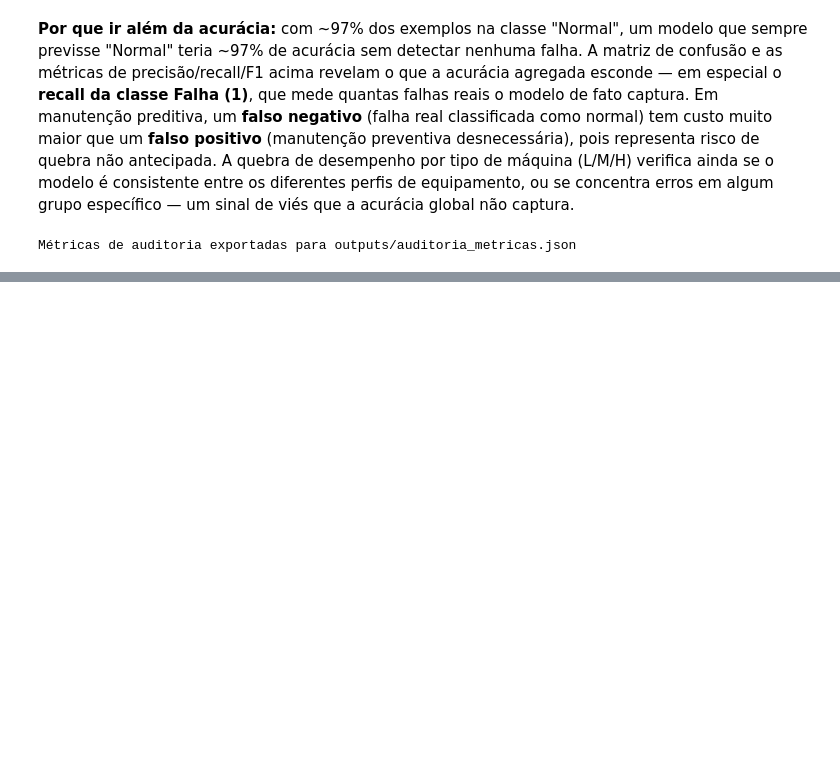
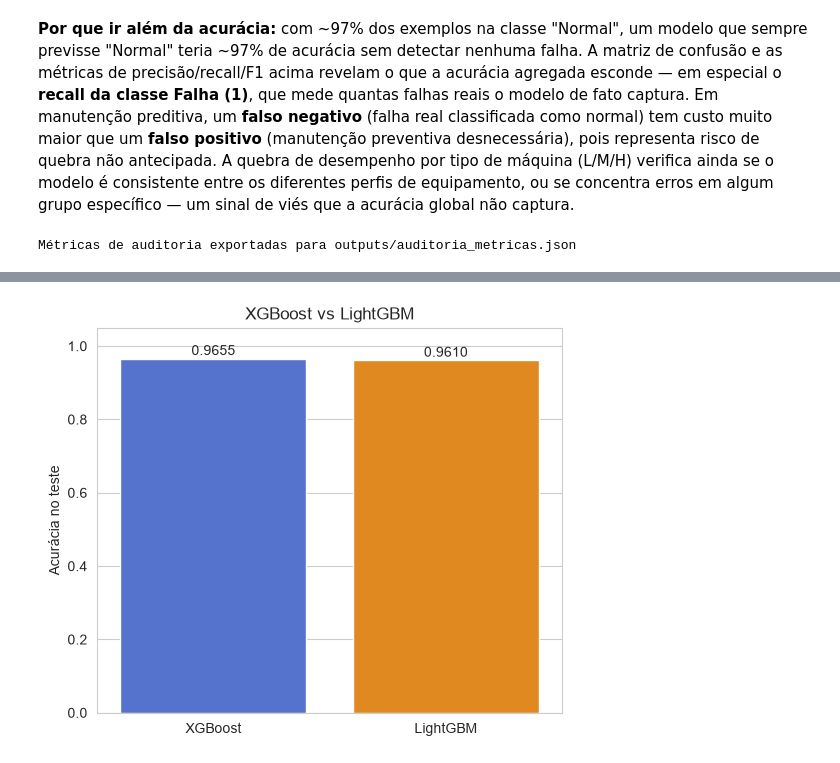
Before and after one commit to samuelmarquesgit/AnalisePreditivaScore, a Jupyter notebook: notebook.ipynb, the cells around one changed output, grey strips where cells are left out. Saved outputs shown, nothing was run; the diff lists cells and outputs as text; code cells hidden in the pictures; blank space fills up the shorter version.

```diff
--- a/notebook.ipynb
+++ b/notebook.ipynb
@@ -804,0 +847,16 @@ Métricas de auditoria exportadas para outputs/auditoria_metricas.json
+# %%
+from xgboost import XGBClassifier
+from lightgbm import LGBMClassifier
+
+xgb_final = XGBClassifier(random_state=42, eval_metric='logloss')
+xgb_final.fit(X_train_tree, y_train_bal)
+acc_xgb_treino = accuracy_score(y_train_bal, xgb_final.predict(X_train_tree))
+acc_xgb_teste = accuracy_score(y_test, xgb_final.predict(X_test_tree))
+
+lgbm_final = LGBMClassifier(random_state=42, verbose=-1)
+lgbm_final.fit(X_train_tree, y_train_bal)
+acc_lgbm_treino = accuracy_score(y_train_bal, lgbm_final.predict(X_train_tree))
+acc_lgbm_teste = accuracy_score(y_test, lgbm_final.predict(X_test_tree))
+
+print(f'XGBoost   -> acc_treino={acc_xgb_treino:.4f} | acc_teste={acc_xgb_teste:.4f}')
+print(f'LightGBM  -> acc_treino={acc_lgbm_treino:.4f} | acc_teste={acc_lgbm_teste:.4f}')
@@ -804,0 +883,15 @@ Métricas de auditoria exportadas para outputs/auditoria_metricas.json
+# %%
+# Gráfico 18 — Barras comparativas: XGBoost vs LightGBM
+plt.figure(figsize=(6, 5))
+modelos_boost = ['XGBoost', 'LightGBM']
+acuracias_boost = [acc_xgb_teste, acc_lgbm_teste]
+sns.barplot(x=modelos_boost, y=acuracias_boost, hue=modelos_boost, palette=['royalblue', 'darkorange'], legend=False)
+plt.ylabel('Acurácia no teste')
+plt.title('XGBoost vs LightGBM')
+for i, v in enumerate(acuracias_boost):
+    plt.text(i, v + 0.01, f'{v:.4f}', ha='center')
+plt.ylim(0, 1.05)
+plt.savefig('outputs/graficos/18_barras_boosting.png')
+plt.show()
+# %% [output]
+[figure, added]
```
Also changed, not shown: parts of 10 cells of this notebook, 26 other files.
